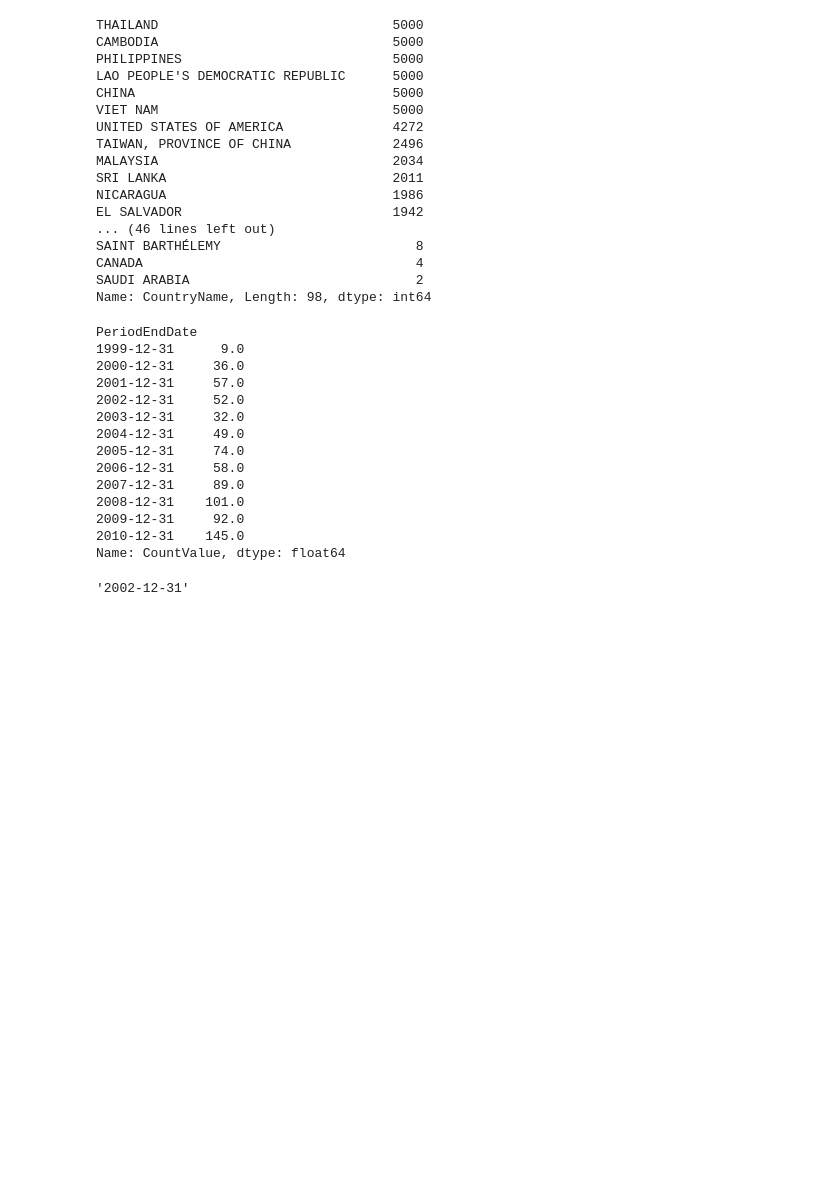
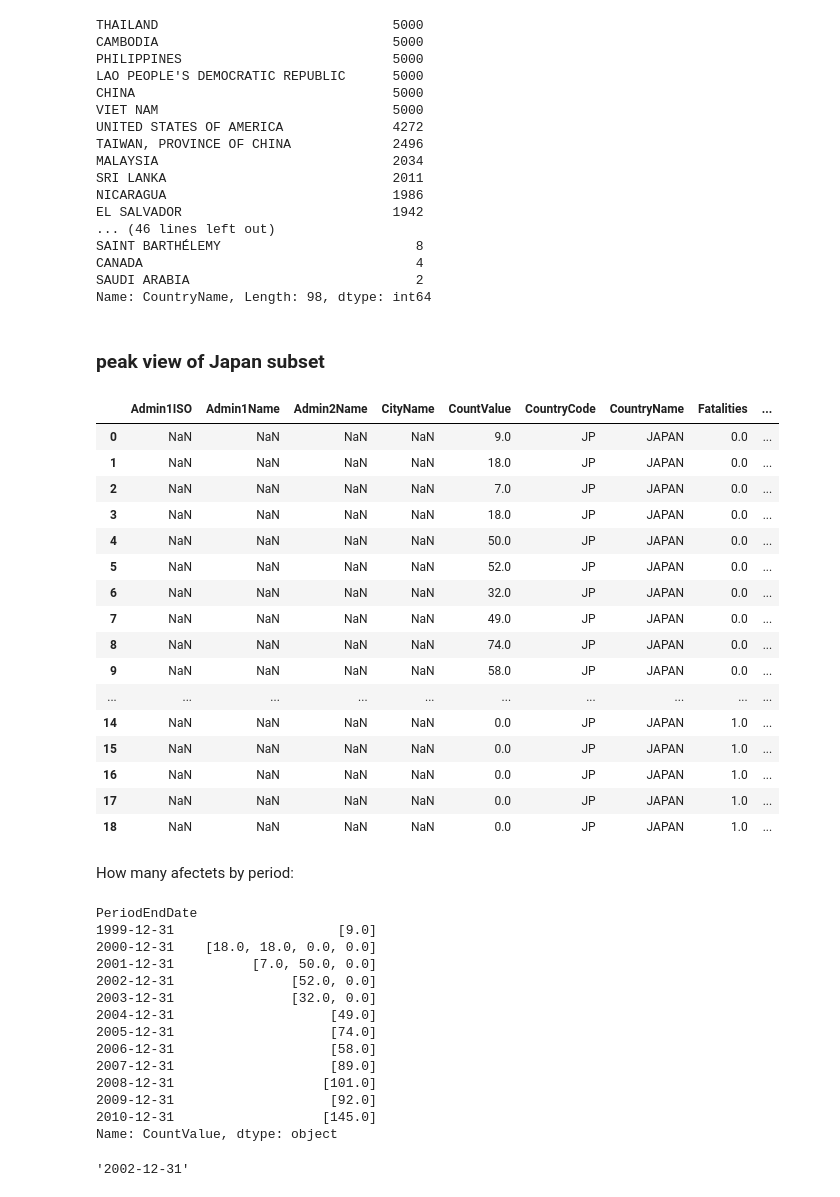
Before and after one commit to BielStela/Curs_UB, a Jupyter notebook: dia 2/exemples/disease_data/tycho_datasets_explorations.ipynb, the cells around one changed output. Saved outputs shown, nothing was run; the diff lists cells and outputs as text; code cells hidden in the pictures; blank space fills up the shorter version.

```diff
--- a/dia 2/exemples/desease_data/tycho_datasets_explorations.ipynb
+++ b/dia 2/exemples/disease_data/tycho_datasets_explorations.ipynb
@@ -186,3 +186,5 @@ You should avoid handling time series data as plain string. Always use `datetime
 </div>
 # %%
 now = pd.datetime.now()
+# %%
+dengue["PeriodYear"] = dengue["PeriodStartDate"].apply(lambda x: x.year) # datetime objects have 'year' attribute
@@ -238,25 +255,48 @@ SAINT BARTHÉLEMY                         8
 CANADA                                   4
 SAUDI ARABIA                             2
 Name: CountryName, Length: 98, dtype: int64
+# %% [markdown]
+### peak view of Japan subset
 # %%
 japan = dengue[dengue.CountryName == 'JAPAN']
+japan
+# %% [output]
+|  | Admin1ISO | Admin1Name | Admin2Name | CityName | CountValue | CountryCode | CountryName | Fatalities | ... |
+| 0 | NaN | NaN | NaN | NaN | 9.0 | JP | JAPAN | 0.0 | ... |
+| 1 | NaN | NaN | NaN | NaN | 18.0 | JP | JAPAN | 0.0 | ... |
+| 2 | NaN | NaN | NaN | NaN | 7.0 | JP | JAPAN | 0.0 | ... |
+| 3 | NaN | NaN | NaN | NaN | 18.0 | JP | JAPAN | 0.0 | ... |
+| 4 | NaN | NaN | NaN | NaN | 50.0 | JP | JAPAN | 0.0 | ... |
+| 5 | NaN | NaN | NaN | NaN | 52.0 | JP | JAPAN | 0.0 | ... |
+| 6 | NaN | NaN | NaN | NaN | 32.0 | JP | JAPAN | 0.0 | ... |
+| 7 | NaN | NaN | NaN | NaN | 49.0 | JP | JAPAN | 0.0 | ... |
+| 8 | NaN | NaN | NaN | NaN | 74.0 | JP | JAPAN | 0.0 | ... |
+| 9 | NaN | NaN | NaN | NaN | 58.0 | JP | JAPAN | 0.0 | ... |
+| ... | ... | ... | ... | ... | ... | ... | ... | ... | ... |
+| 14 | NaN | NaN | NaN | NaN | 0.0 | JP | JAPAN | 1.0 | ... |
+| 15 | NaN | NaN | NaN | NaN | 0.0 | JP | JAPAN | 1.0 | ... |
+| 16 | NaN | NaN | NaN | NaN | 0.0 | JP | JAPAN | 1.0 | ... |
+| 17 | NaN | NaN | NaN | NaN | 0.0 | JP | JAPAN | 1.0 | ... |
+| 18 | NaN | NaN | NaN | NaN | 0.0 | JP | JAPAN | 1.0 | ... |
+# %% [markdown]
+How many afectets by period:
 # %%
-japan.groupby(by='PeriodEndDate')['CountValue'].sum()
+japan.groupby(by='PeriodEndDate')['CountValue'].apply(list)
 # %% [output]
 PeriodEndDate
-1999-12-31      9.0
-2000-12-31     36.0
-2001-12-31     57.0
-2002-12-31     52.0
-2003-12-31     32.0
-2004-12-31     49.0
-2005-12-31     74.0
-2006-12-31     58.0
-2007-12-31     89.0
-2008-12-31    101.0
-2009-12-31     92.0
-2010-12-31    145.0
-Name: CountValue, dtype: float64
+1999-12-31                     [9.0]
+2000-12-31    [18.0, 18.0, 0.0, 0.0]
+2001-12-31          [7.0, 50.0, 0.0]
+2002-12-31               [52.0, 0.0]
+2003-12-31               [32.0, 0.0]
+2004-12-31                    [49.0]
+2005-12-31                    [74.0]
+2006-12-31                    [58.0]
+2007-12-31                    [89.0]
+2008-12-31                   [101.0]
+2009-12-31                    [92.0]
+2010-12-31                   [145.0]
+Name: CountValue, dtype: object
 # %%
 dengue.groupby(by='PeriodEndDate')['CountValue'].sum().idxmax()
 # %% [output]
```
Also changed, not shown: parts of 6 cells of this notebook, 6 other files.
